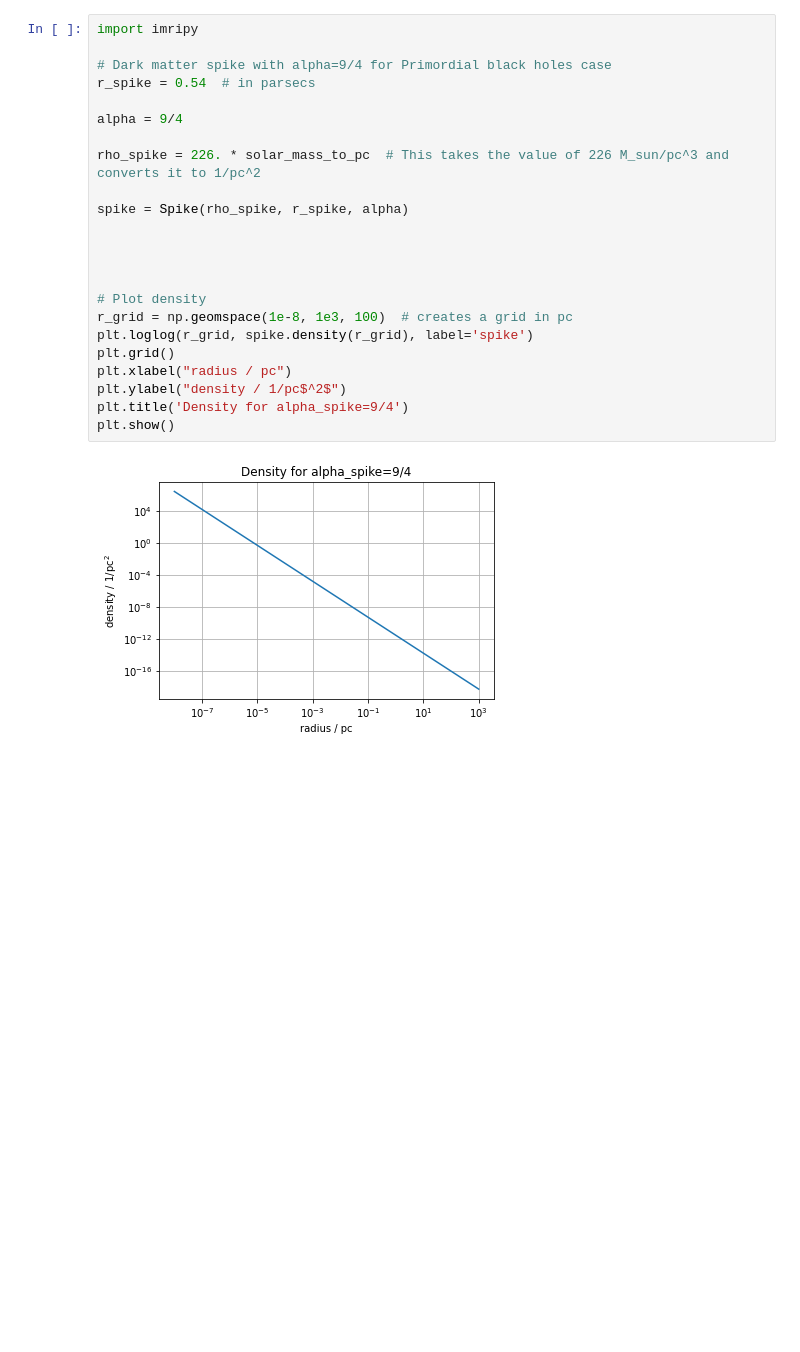
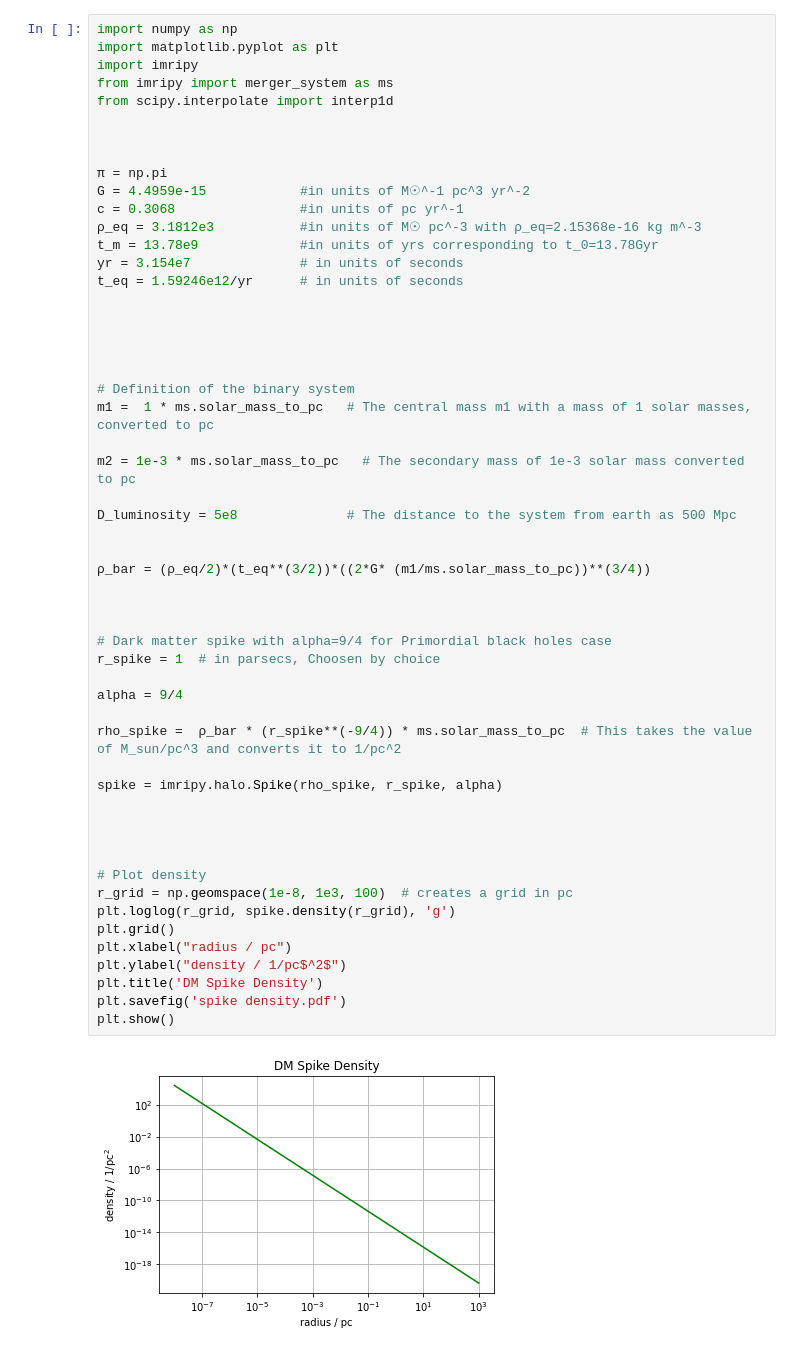
Before and after one commit to pratibhajangra591/Ifca-github, a Jupyter notebook: IMRIPY.ipynb, the cells around one changed output. Drawn from its saved outputs; the diff is of its cells as text; blank space fills up the shorter version.

```diff
--- a/IMRIPY.ipynb
+++ b/IMRIPY.ipynb
@@ -1,25 +1,56 @@
 # %%
+import numpy as np
+import matplotlib.pyplot as plt
 import imripy
+from imripy import merger_system as ms
+from scipy.interpolate import interp1d
+
+
+
+π = np.pi
+G = 4.4959e-15            #in units of M☉^-1 pc^3 yr^-2
+c = 0.3068                #in units of pc yr^-1
+ρ_eq = 3.1812e3           #in units of M☉ pc^-3 with ρ_eq=2.15368e-16 kg m^-3
+t_m = 13.78e9             #in units of yrs corresponding to t_0=13.78Gyr
+yr = 3.154e7              # in units of seconds
+t_eq = 1.59246e12/yr      # in units of seconds
+
+
+
+
+
+# Definition of the binary system
+m1 =  1 * ms.solar_mass_to_pc   # The central mass m1 with a mass of 1 solar masses, converted to pc
+
+m2 = 1e-3 * ms.solar_mass_to_pc   # The secondary mass of 1e-3 solar mass converted to pc
+
+D_luminosity = 5e8              # The distance to the system from earth as 500 Mpc
+
+
+ρ_bar = (ρ_eq/2)*(t_eq**(3/2))*((2*G* (m1/ms.solar_mass_to_pc))**(3/4))
+
+
 
 # Dark matter spike with alpha=9/4 for Primordial black holes case
-r_spike = 0.54  # in parsecs
+r_spike = 1  # in parsecs, Choosen by choice
 
 alpha = 9/4
 
-rho_spike = 226. * solar_mass_to_pc  # This takes the value of 226 M_sun/pc^3 and converts it to 1/pc^2
+rho_spike =  ρ_bar * (r_spike**(-9/4)) * ms.solar_mass_to_pc  # This takes the value of M_sun/pc^3 and converts it to 1/pc^2
 
-spike = Spike(rho_spike, r_spike, alpha)
+spike = imripy.halo.Spike(rho_spike, r_spike, alpha)
 
 
 
 
 # Plot density
 r_grid = np.geomspace(1e-8, 1e3, 100)  # creates a grid in pc
-plt.loglog(r_grid, spike.density(r_grid), label='spike')
+plt.loglog(r_grid, spike.density(r_grid), 'g')
 plt.grid()
 plt.xlabel("radius / pc")
 plt.ylabel("density / 1/pc$^2$")
-plt.title('Density for alpha_spike=9/4')
+plt.title('DM Spike Density')
+plt.savefig('spike density.pdf')
 plt.show()
 # %% [output]
-[figure, old version]
+[figure, new version]
```
Also changed, not shown: parts of 7 cells of this notebook.
